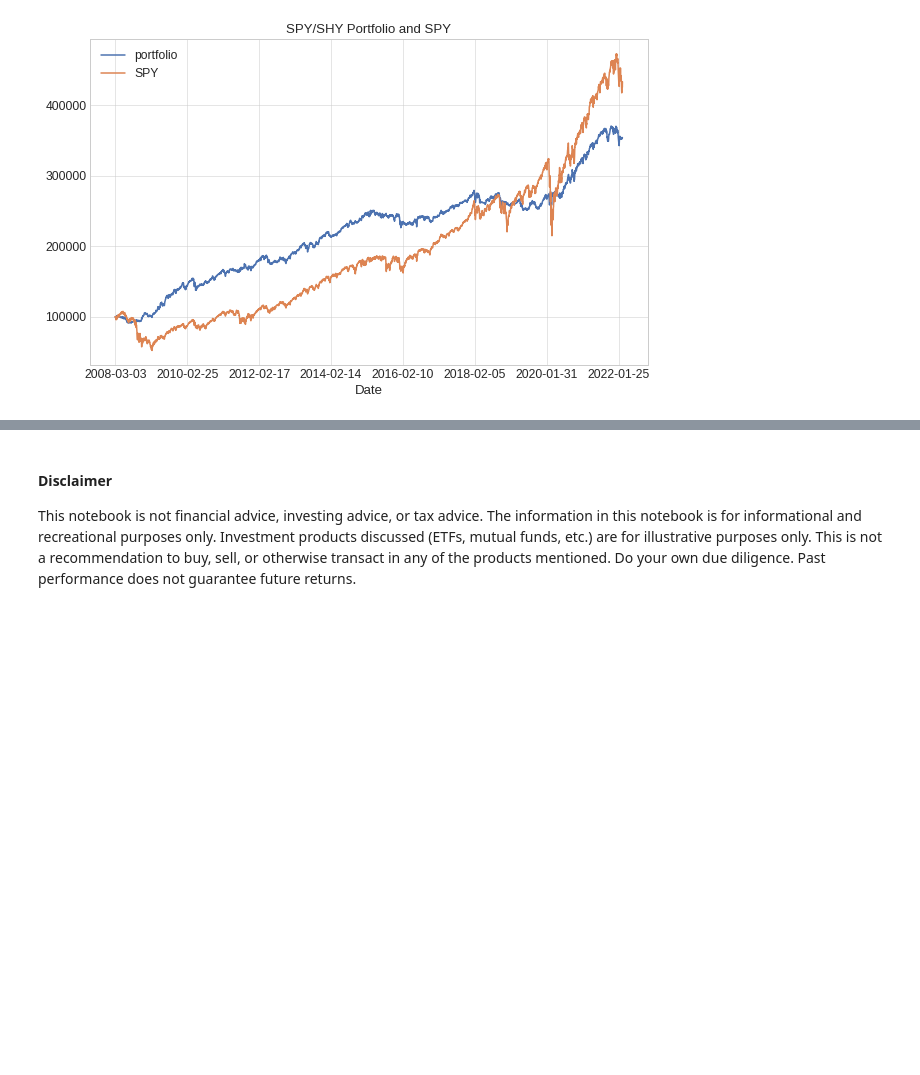
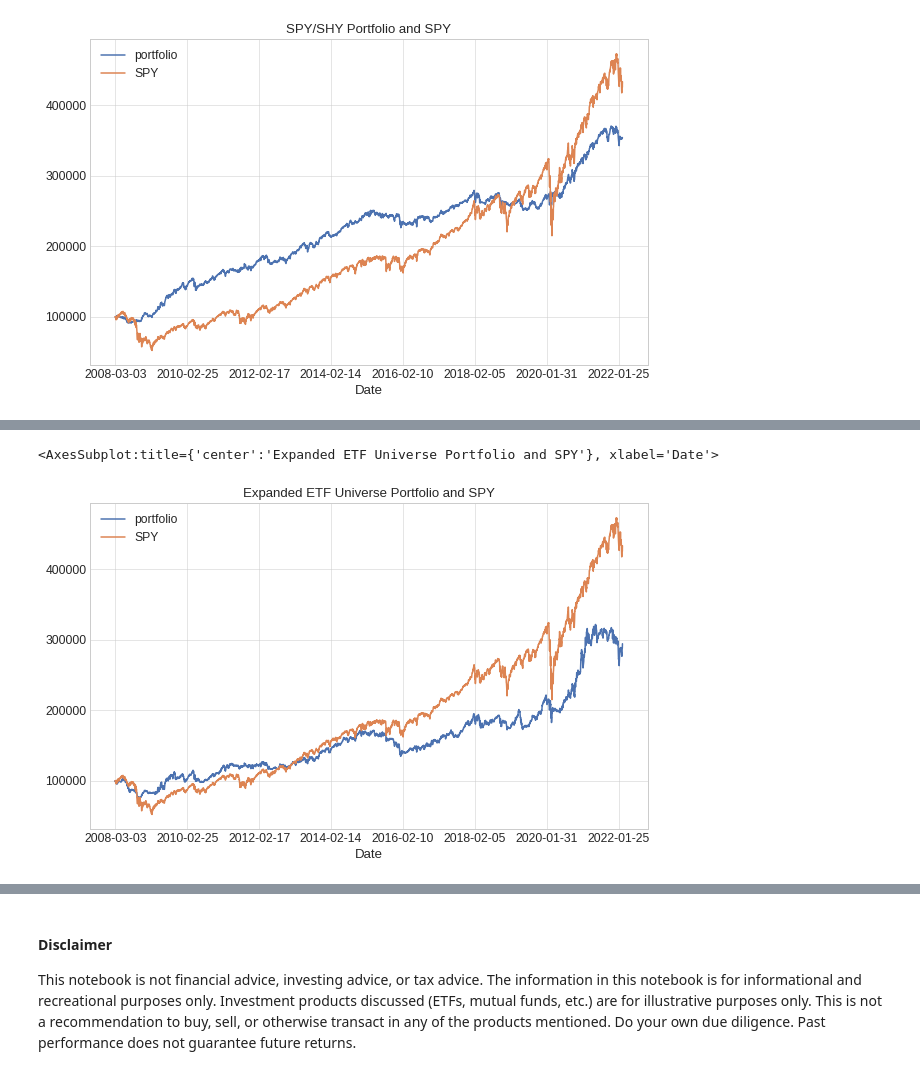
Before and after one commit to IanLKaplan/twelve_percent, a Jupyter notebook: twelve_percent.ipynb, the cells around one changed output, grey strips where cells are left out. Cells and saved outputs as stored; diff of their text form; code cells hidden in the pictures; blank space fills up the shorter version.

Commit message:
Added back tests for an expanded ETF universe.

```diff
--- a/twelve_percent.ipynb
+++ b/twelve_percent.ipynb
@@ -995,0 +1335,5 @@ in performance which may explain this result.
+# %%
+plot_df.plot(grid=True, title='Expanded ETF Universe Portfolio and SPY', figsize=(10,6))
+# %% [output]
+<AxesSubplot:title={'center':'Expanded ETF Universe Portfolio and SPY'}, xlabel='Date'>
+[figure, added]
```
Also changed, not shown: parts of 15 cells of this notebook, 1 other file.
